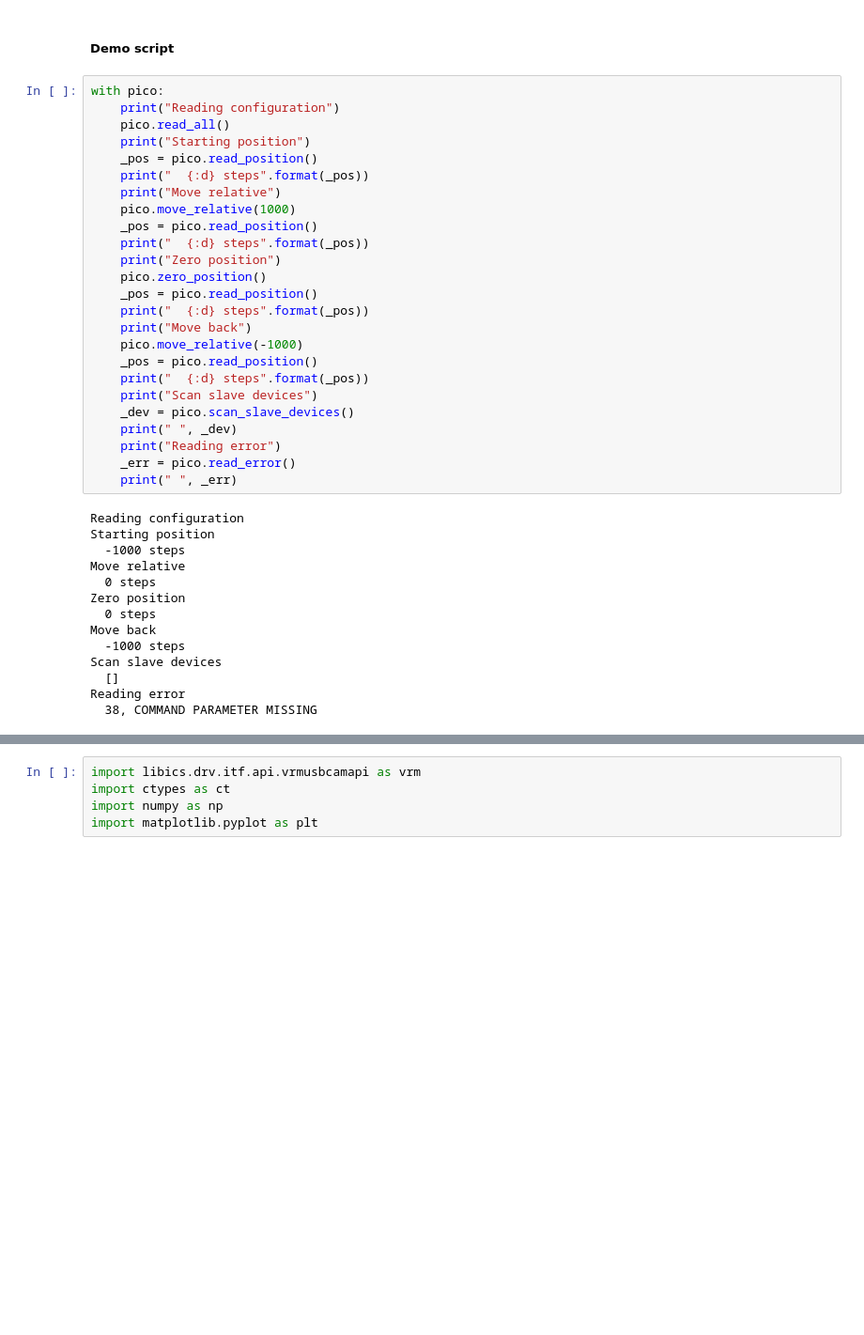
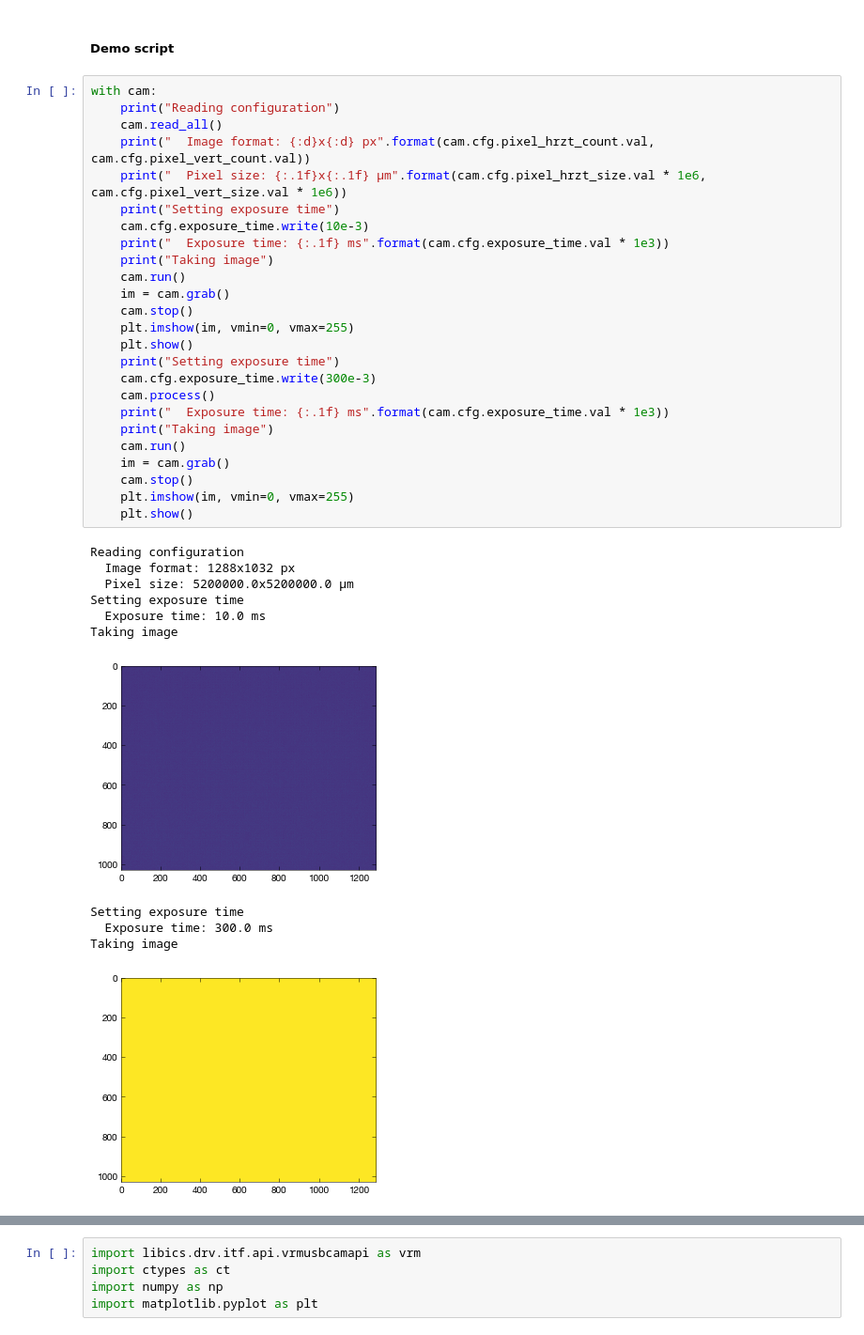
Before and after one commit to david-wei/libics, a Jupyter notebook: scripts/drv/vrmagic_vrmc-x.ipynb, the cells around one changed output, grey strips where cells are left out. Shown: that part at 94% size. Cells and saved outputs as stored; diff of their text form; blank space fills up the shorter version.

```diff
--- a/scripts/drv/vrmagic_vrmc-x.ipynb
+++ b/scripts/drv/vrmagic_vrmc-x.ipynb
@@ -61,42 +39,40 @@ pico = drv.DrvBase(cfg=drv_cfg).get_drv()
 ### Script
 # %% [markdown]
 ##### Demo script
-# %%
-with pico:
-    print("Reading configuration")
-    pico.read_all()
-    print("Starting position")
-    _pos = pico.read_position()
-    print("  {:d} steps".format(_pos))
-    print("Move relative")
-    pico.move_relative(1000)
-    _pos = pico.read_position()
-    print("  {:d} steps".format(_pos))
-    print("Zero position")
-    pico.zero_position()
-    _pos = pico.read_position()
-    print("  {:d} steps".format(_pos))
-    print("Move back")
-    pico.move_relative(-1000)
-    _pos = pico.read_position()
-    print("  {:d} steps".format(_pos))
-    print("Scan slave devices")
-    _dev = pico.scan_slave_devices()
-    print(" ", _dev)
-    print("Reading error")
-    _err = pico.read_error()
-    print(" ", _err)
-# %% [output]
-Reading configuration
-Starting position
-  -1000 steps
-Move relative
-  0 steps
-Zero position
-  0 steps
-Move back
-  -1000 steps
-Scan slave devices
-  []
-Reading error
-  38, COMMAND PARAMETER MISSING
+# %%
+with cam:
+    print("Reading configuration")
+    cam.read_all()
+    print("  Image format: {:d}x{:d} px".format(cam.cfg.pixel_hrzt_count.val, cam.cfg.pixel_vert_count.val))
+    print("  Pixel size: {:.1f}x{:.1f} µm".format(cam.cfg.pixel_hrzt_size.val * 1e6, cam.cfg.pixel_vert_size.val * 1e6))
+    print("Setting exposure time")
+    cam.cfg.exposure_time.write(10e-3)
+    print("  Exposure time: {:.1f} ms".format(cam.cfg.exposure_time.val * 1e3))
+    print("Taking image")
+    cam.run()
+    im = cam.grab()
+    cam.stop()
+    plt.imshow(im, vmin=0, vmax=255)
+    plt.show()
+    print("Setting exposure time")
+    cam.cfg.exposure_time.write(300e-3)
+    cam.process()
+    print("  Exposure time: {:.1f} ms".format(cam.cfg.exposure_time.val * 1e3))
+    print("Taking image")
+    cam.run()
+    im = cam.grab()
+    cam.stop()
+    plt.imshow(im, vmin=0, vmax=255)
+    plt.show()
+# %% [output]
+Reading configuration
+  Image format: 1288x1032 px
+  Pixel size: 5200000.0x5200000.0 µm
+Setting exposure time
+  Exposure time: 10.0 ms
+Taking image
+[figure, added]
+Setting exposure time
+  Exposure time: 300.0 ms
+Taking image
+[figure, added]
```
Also changed, not shown: parts of 10 cells of this notebook, 5 other files.
